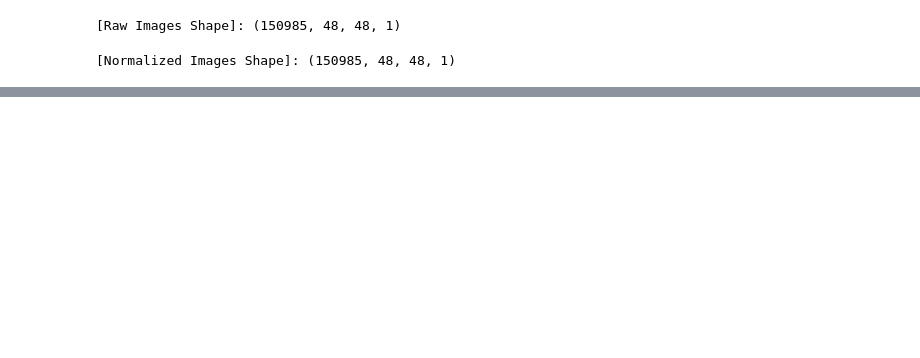
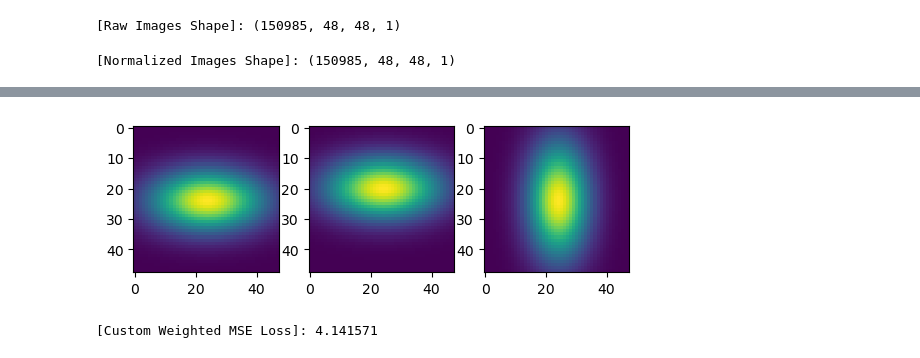
Before and after one commit to pujan-p/Rheed-GaussianModel, a Jupyter notebook: Training/Training_QAT.ipynb, the cells around one changed output, grey strips where cells are left out. Cells and saved outputs as stored; diff of their text form; code cells hidden in the pictures; blank space fills up the shorter version.

```diff
--- a/Training/Training_QAT.ipynb
+++ b/Training/Training_QAT.ipynb
@@ -171,3 +97,66 @@ if print_example_guassian:
+# %%
+# Gaussian Functions: (TENSORFLOW)
+print_example_guassian = YES
+print_example_loss = YES
+
+# mean_x, mean_y, cov_x, cov_y, theta
+def generate_guassian(batch, image_shape):
+    batch_size = batch.shape[0]
+    batch = tf.expand_dims(tf.expand_dims(batch, axis=-1), axis=-1)
+    x0, y0, sigma_x, sigma_y, theta = tf.cast(tf.unstack(batch, axis=-3), tf.float32)
+
+    x_range = tf.range(start=0, limit=image_shape[0], delta=1)
+    y_range = tf.range(start=0, limit=image_shape[1], delta=1)
+    X_coord, Y_coord = tf.meshgrid(x_range, y_range, indexing='xy')
+    X_coord = tf.cast(tf.expand_dims(X_coord, axis=0), tf.float32)
+    Y_coord = tf.cast(tf.expand_dims(Y_coord, axis=0), tf.float32)
+
+    X_coord = tf.tile(X_coord, [batch_size, 1, 1])
+    Y_coord = tf.tile(Y_coord, [batch_size, 1, 1])
+
+    a = tf.math.pow(tf.math.cos(theta), 2) / (2 * tf.math.pow(sigma_x, 2)) + tf.math.pow(tf.math.sin(theta), 2) / (2 * tf.math.pow(sigma_y, 2))
+    b = -1 * tf.math.sin(theta) * tf.math.cos(theta) / (2 * tf.math.pow(sigma_x, 2)) + tf.math.sin(theta) * tf.math.cos(theta) / (2 * tf.math.pow(sigma_y, 2))
+    c = tf.math.pow(tf.math.sin(theta), 2) / (2 * tf.math.pow(sigma_x, 2)) + tf.math.pow(tf.math.cos(theta), 2) / (2 * tf.math.pow(sigma_y, 2))
+
+    img = tf.exp(-1 * (a * (X_coord - x0) ** 2 + 2 * b * (X_coord - x0) * (Y_coord - y0) + c * (Y_coord - y0) ** 2))
+
+    return tf.expand_dims(img, axis=-1) # if (batch_size, height, width, channels)
+    return tf.expand_dims(img, axis=1)  # if (batch_size, channels, height, width)
+
+def custom_weighted_mse_loss(I, J, n):
+  W = tf.pow(I, n)
+
+  squared_diffs = tf.pow(I - J, 2)
+
+  weighted_squared_diffs = W * squared_diffs
+
+  loss = tf.reduce_mean(weighted_squared_diffs)
+
+  return loss
+
+if print_example_guassian:
+    image_shape = (48, 48)
+    batch = tf.convert_to_tensor([
+        [24, 24, 13, 7, 0],
+        [24, 20, 13, 7, 0],
+        [24, 24, 13, 7, np.pi/2],
+    ])
+
+    generated_imgs = generate_guassian(batch, image_shape)
+    for i in range(len(batch)):
+        plt.subplot(1, len(batch), i + 1)
+        plt.imshow(tf.squeeze(generated_imgs[i]))
+    plt.show()
+
+if print_example_loss:
+    I = tf.random.normal((5, 1, 48, 48))
+    J = tf.random.normal((5, 1, 48, 48))
+    n = 2
+    loss = custom_weighted_mse_loss(I, J, n)
+    print("[Custom Weighted MSE Loss]:", loss.numpy())
+# %% [output]
+[figure, added]
+[Custom Weighted MSE Loss]: 4.141571
 # %%
 # Model Architecture QAT
 integer_bits = 2
```
Also changed, not shown: parts of 20 cells of this notebook.
